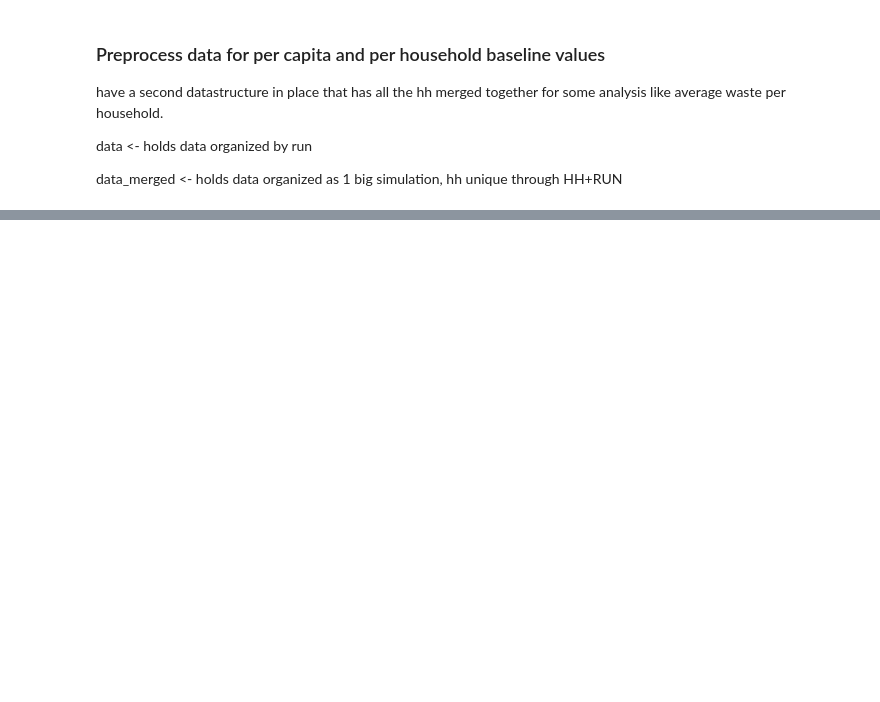
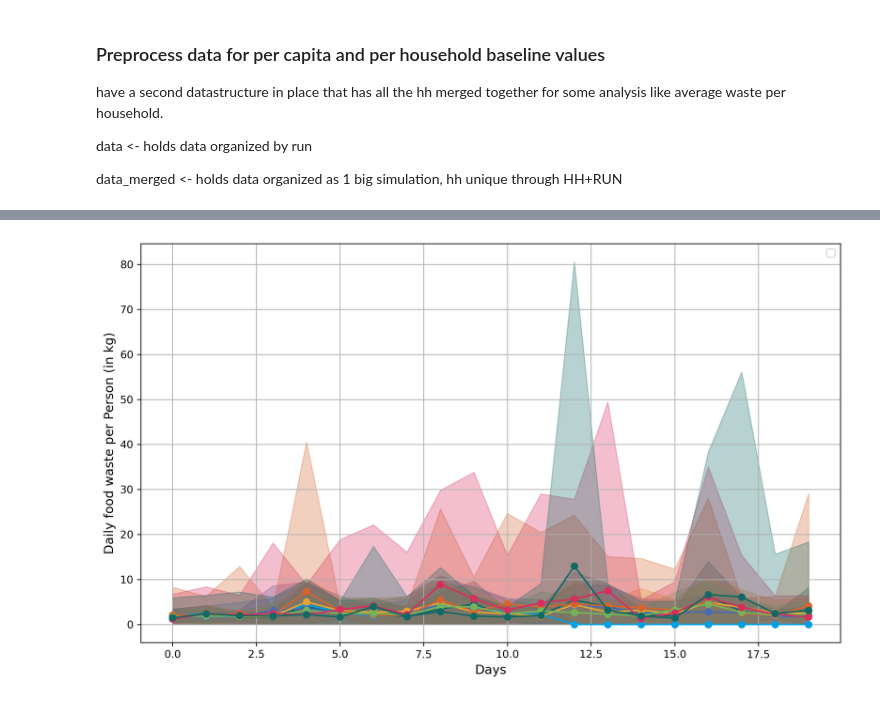
Before and after one commit to xHelenx/ifwaste, a Jupyter notebook: analysis/data_analysis.ipynb, the cells around one changed output, grey strips where cells are left out. Cells and saved outputs as stored; diff of their text form; code cells hidden in the pictures; blank space fills up the shorter version.

```diff
--- a/analysis/data_analysis.ipynb
+++ b/analysis/data_analysis.ipynb
@@ -291,0 +412,36 @@ TypeError: 'numpy.float64' object cannot be interpreted as an integer
+# %%
+waste_per_day_capita = calculate_average_by_day(data=data, category="log_wasted", per_capita=True)
+waste_per_day = calculate_average_by_day(data, "log_wasted", False)
+# %%
+def plot_average_with_ci(eaten_statistics):
+    # Set the figure size and DPI for higher resolution (300 DPI is standard for papers)
+    plt.figure(figsize=(10, 6), dpi=300)
+
+    for i, (main_folder, stats) in enumerate(eaten_statistics.items()):
+        #label = legend_labels.get(main_folder, main_folder)
+
+        days = range(len(stats['mean']))  # X-axis is the number of days
+        mean_values = np.array(stats['mean'])
+        ci_lower = np.array(stats['ci_lower'])
+        ci_lower[ci_lower < 0] = 0
+        ci_upper = np.array(stats['ci_upper'])
+
+        # Only plot if there is valid data
+        if mean_values[0] is not None:
+            plt.plot(days, mean_values, '-o', color=colors[i % len(colors)])
+
+            # Fill between the confidence intervals
+            plt.fill_between(days, ci_lower, ci_upper, alpha=0.3, color=colors[i % len(colors)])
+
+    # Set axis labels
+    plt.xlabel('Days', fontsize=12)
+    plt.ylabel('Daily food waste per Person (in kg)', fontsize=12)
+
+    plt.legend(fontsize=10)
+    plt.grid(True)
+    plt.tight_layout()
+    plt.show()
+# %%
+plot_average_with_ci(waste_per_day_capita)
+# %% [output]
+[figure, added]
```
Also changed, not shown: parts of 42 cells of this notebook, 2 other files.
